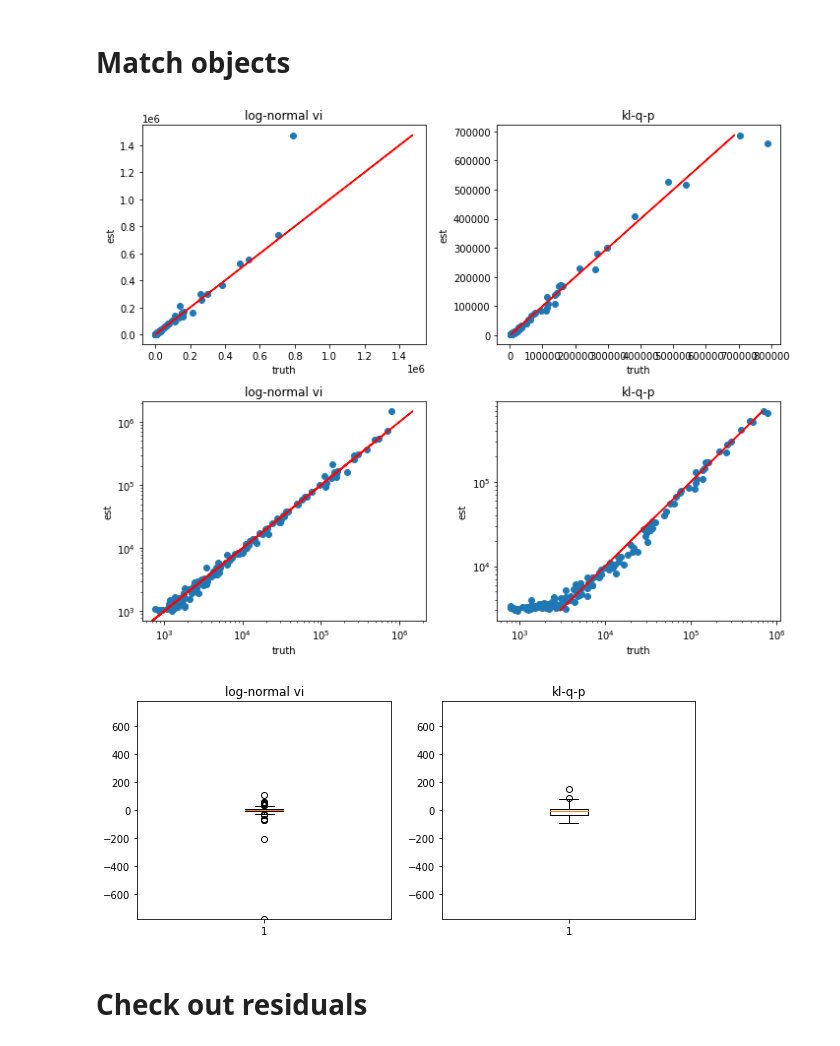
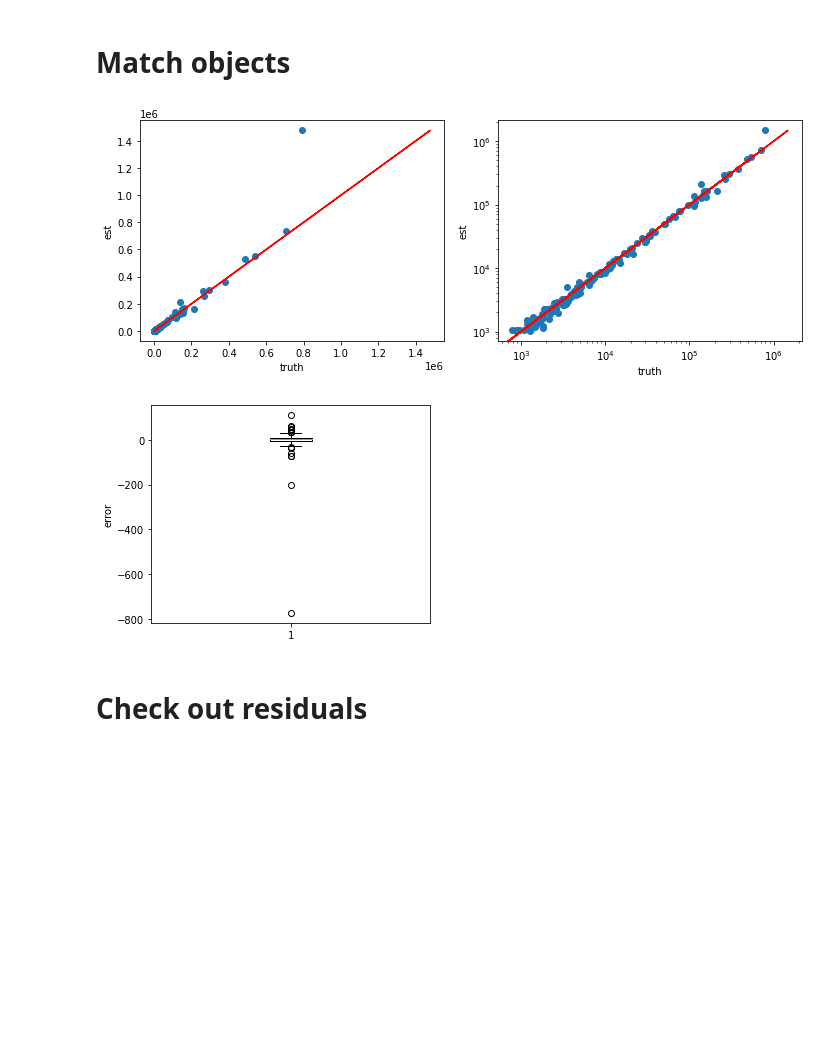
Before and after one commit to yashpatel5400/bliss, a Jupyter notebook: case_studies/sdss_galaxies/aggregate-results-bl.ipynb, the cells around one changed output. Drawn from its saved outputs; the diff is of its cells as text; code cells hidden in the pictures; blank space fills up the shorter version.

```diff
--- a/case_studies/sdss_galaxies/aggregate-results-bl.ipynb
+++ b/case_studies/sdss_galaxies/aggregate-results-bl.ipynb
@@ -163,7 +144,6 @@ iwic = w // clen # image width in chunks
 locs = torch.tensor([])
 galaxy_bool = torch.tensor([])
 fluxes = torch.Tensor([])
-fluxes2 = torch.Tensor([])
 
 pt1 = copy.deepcopy(pt)
 pr1 = copy.deepcopy(pr)
@@ -184,16 +164,9 @@ with torch.no_grad():
             tile_est = sleep_net.image_encoder.tile_map_estimate(pchunk)
             est_params = encoder.get_full_params(tile_est, clen)
 
-            # new estimates from flux encoder
-            flux_estimates = flux_encoder(pchunk)
-            tile_est['fluxes'] = flux_estimates['mean']
-            est_params2 = encoder.get_full_params(tile_est, clen)
-
-
             _locs = est_params['locs'].cpu()
             _galaxy_bool = est_params['galaxy_bool'].cpu().reshape(-1, 1)
             _fluxes = est_params['fluxes'].cpu().reshape(-1, 1)
-            _fluxes2 = est_params2['fluxes'].cpu().reshape(-1, 1)
 
             _locs = _locs.reshape(-1, 2)
             x, y = _locs[:, 1].reshape(-1, 1), _locs[:, 0].reshape(-1, 1)
@@ -206,7 +179,6 @@ with torch.no_grad():
             galaxy_bool = torch.cat((galaxy_bool, _galaxy_bool))
 
             fluxes = torch.cat((fluxes, _fluxes))
-            fluxes2 = torch.cat((fluxes2, _fluxes2))
 
             # remove centroids from true photo in padding
             keep1 = (pt1 > x1) & (pt1 < x1+clen) & (pr > y1) & (pr < y1+clen)
@@ -225,7 +197,6 @@ is_star1 = is_star[keep]
 locs = locs.numpy()
 galaxy_bool = galaxy_bool.numpy()
 fluxes = fluxes.numpy()
-fluxes2 = fluxes2.numpy()
 
 print('done.')
 # %% [output]
@@ -285,35 +255,24 @@ def plot_scatter(truth, est, ax):
     ax.set_xlabel('truth')
     ax.set_ylabel('est')
 # %%
-fig, axes = plt.subplots(2, 2, figsize=(10,8))
+fig, axes = plt.subplots(1, 2, figsize=(10,4))
 
 
 # old method
 for i in range(2):
     plot_scatter(_true_fluxes[_is_star],
                  _fluxes[_is_star],
-                 axes[i, 0])
-    axes[i, 0].set_title('log-normal vi')
+                 axes[i])
 
-axes[1, 0].set_xscale('log')
-axes[1, 0].set_yscale('log')
-
-# new method
-for i in range(2):
-    plot_scatter(_true_fluxes[_is_star],
-                 _fluxes2[_is_star],
-                 axes[i, 1])
-    axes[i, 1].set_title('kl-q-p')
-
-axes[1, 1].set_xscale('log')
-axes[1, 1].set_yscale('log')
+axes[1].set_xscale('log')
+axes[1].set_yscale('log')
 
 
 fig.tight_layout();
 # %% [output]
-[figure, old version]
+[figure, new version]
 # %%
-fig, axes = plt.subplots(1, 2, figsize=(10,4))
+fig, axes = plt.subplots(1, 1, figsize=(5,4))
 
 def get_diff(truth, est):
     return ((truth - est) / np.sqrt(truth)).flatten()
@@ -321,22 +280,10 @@ def get_diff(truth, est):
 res1 = get_diff(_true_fluxes[_is_star],
                 _fluxes[_is_star])
 
-
-res2 = get_diff(_true_fluxes[_is_star],
-                _fluxes2[_is_star])
-
-axes[0].set_title('log-normal vi')
-axes[0].boxplot(res1);
-
-axes[1].set_title('kl-q-p')
-axes[1].boxplot(res2);
-
-vmax = max(np.abs(res1).max(), np.abs(res2).max())
-
-for i in range(2):
-    axes[i].set_ylim((-vmax, vmax))
+axes.set_ylabel('error')
+axes.boxplot(res1);
 # %% [output]
-[figure, old version]
+[figure, new version]
 # %% [markdown]
 # Check out residuals
 # %%
```
Also changed, not shown: parts of 14 cells of this notebook, 3 other files.
